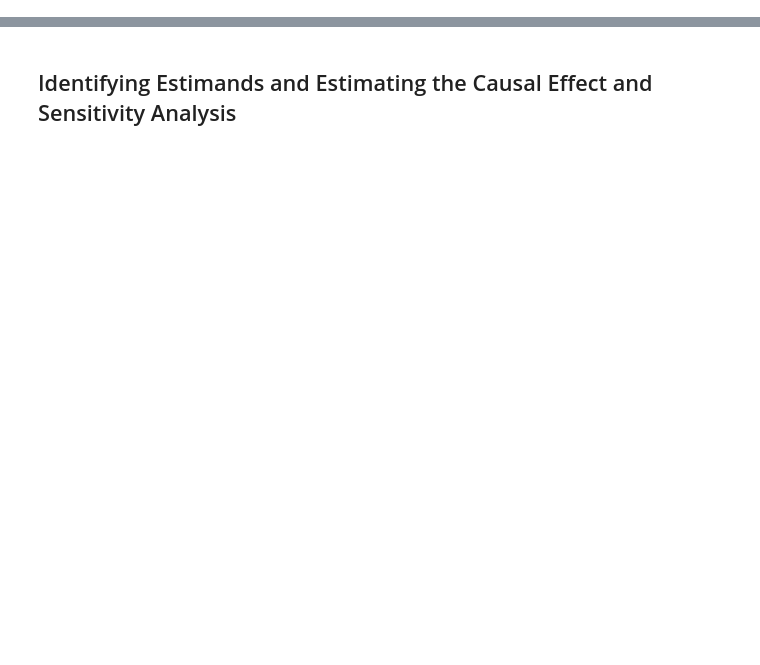
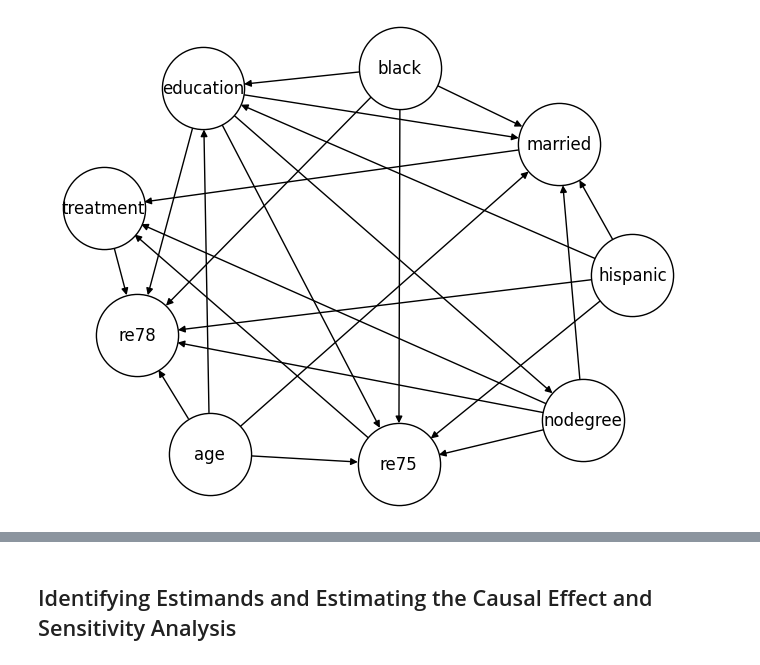
Before and after one commit to 8toz/causal_lalonde, a Jupyter notebook: causal_effect_estimation.ipynb, the cells around one changed output, grey strips where cells are left out. Drawn from its saved outputs; the diff is of its cells as text; code cells hidden in the pictures; blank space fills up the shorter version.

```diff
--- a/causal_effect_estimation.ipynb
+++ b/causal_effect_estimation.ipynb
@@ -8,13 +5,15 @@ import re
 # %%
 lalonde_original, nswre_df, cps_control, psid_control, cps2_control, cps3_control, psid2_control, psid3_control = utils.load_data()
 nswre_cps, nswre_cps2, nswre_cps3, nswre_psid, nswre_psid2, nswre_psid3 = utils.load_combinations(nswre_df, cps_control, cps2_control, cps3_control,  psid_control, psid2_control, psid3_control)
 
 graph = utils.extract_CD_graph("Forced_Graph") #Loads the graph from json
-#utils.draw_graph(graph) #plots the graph
+utils.draw_graph(graph) #plots the graph
 combinations_dict = {"nswre_experiment": nswre_df,
                      "nswre_cps": nswre_cps,
                      "nswre_cps2": nswre_cps2,
                      "nswre_cps3": nswre_cps3,
                      "nswre_psid": nswre_psid,
                      "nswre_psid2": nswre_psid2,
                      "nswre_psid3": nswre_psid3}
+# %% [output]
+[figure, added]
```
Also changed, not shown: parts of 7 cells of this notebook, 2 other files.
